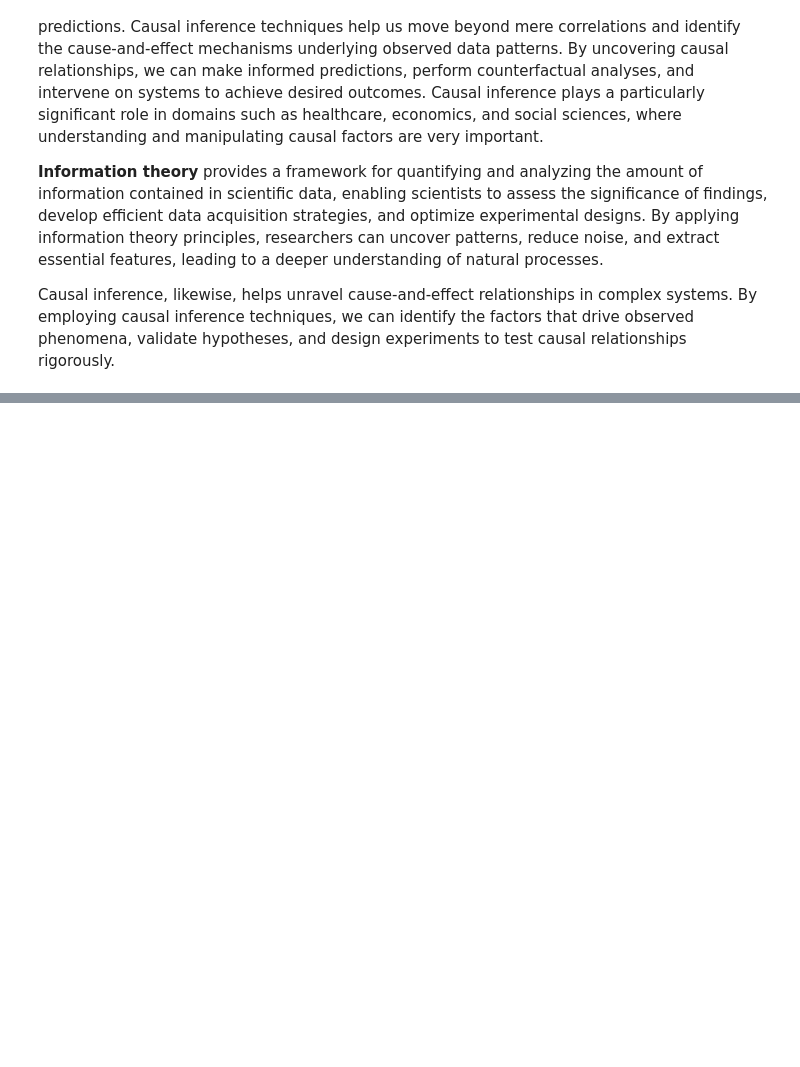
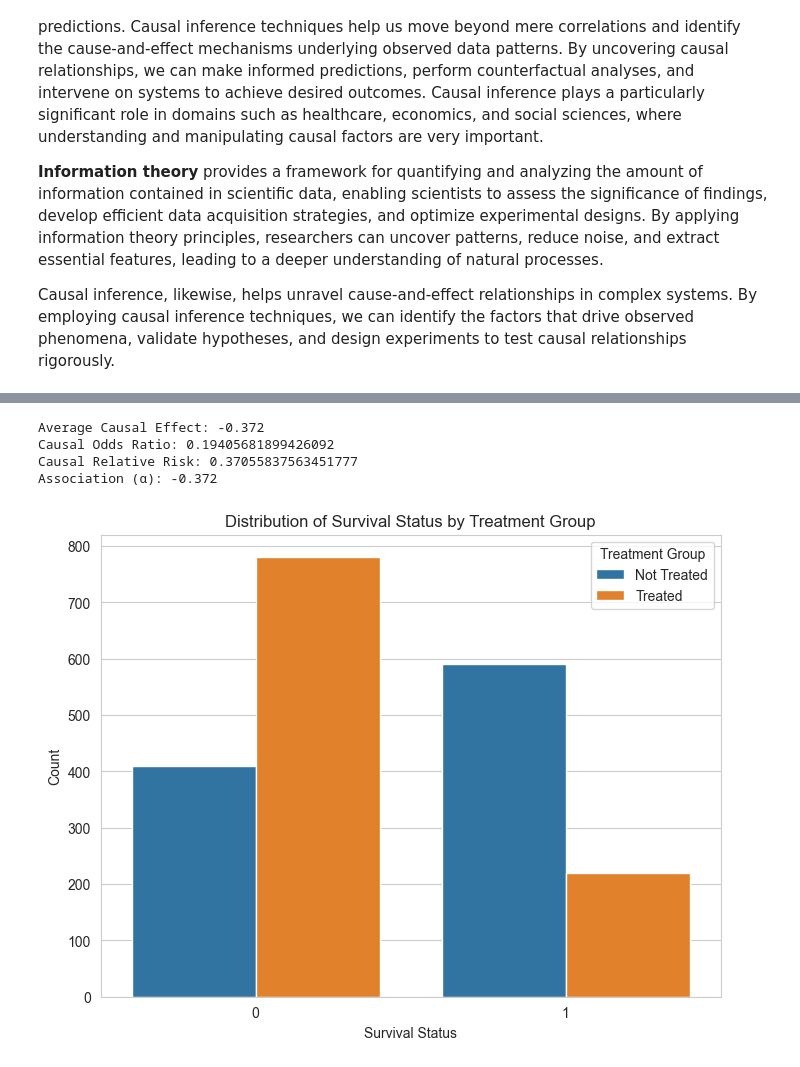
Before and after one commit to ProfessorBanner/Portfolio., a Jupyter notebook: Data Science/Information theory and causal inference.ipynb, the cells around one changed output, grey strips where cells are left out. Cells and saved outputs as stored; diff of their text form; code cells hidden in the pictures; blank space fills up the shorter version.

```diff
--- a/Data Science/Information theory and causal inference.ipynb
+++ b/Data Science/Information theory and causal inference.ipynb
@@ -1,3 +1,10 @@
+# %%
+from sklearn.preprocessing import OneHotEncoder
+import seaborn as sns
+sns.set_style("whitegrid")
+import matplotlib.pyplot as plt
+from lifelines import KaplanMeierFitter
+import matplotlib.pyplot as plt
 # %% [markdown]
 ### Information theory and causal inference
 # %% [markdown]
@@ -10,0 +125,32 @@ Causal inference, likewise, helps unravel cause-and-effect relationships in comp
+# %%
+# Calculate the average causal effect
+ace = average_causal_effect(df, 'Treatment Group', 'Survival Status')
+print('Average Causal Effect:', ace)
+
+# Calculate the causal odds ratio
+cor = causal_odds_ratio(df, 'Treatment Group', 'Survival Status')
+print('Causal Odds Ratio:', cor)
+
+# Calculate the causal relative risk
+crr = causal_relative_risk(df, 'Treatment Group', 'Survival Status')
+print('Causal Relative Risk:', crr)
+
+# Calculate the association between two variables
+assos = association(df, 'Treatment Group', 'Survival Status')
+print("Association (α):", assos)
+# %% [output]
+Average Causal Effect: -0.372
+Causal Odds Ratio: 0.19405681899426092
+Causal Relative Risk: 0.37055837563451777
+Association (α): -0.372
+# %%
+# Create a bar plot of Survival Status by Treatment Group
+plt.figure(figsize=(8, 6))
+sns.countplot(x='Survival Status', hue='Treatment Group', data=df)
+plt.xlabel('Survival Status')
+plt.ylabel('Count')
+plt.title('Distribution of Survival Status by Treatment Group')
+plt.legend(title='Treatment Group')
+plt.show()
+# %% [output]
+[figure, added]
```
Also changed, not shown: parts of 7 cells of this notebook.
